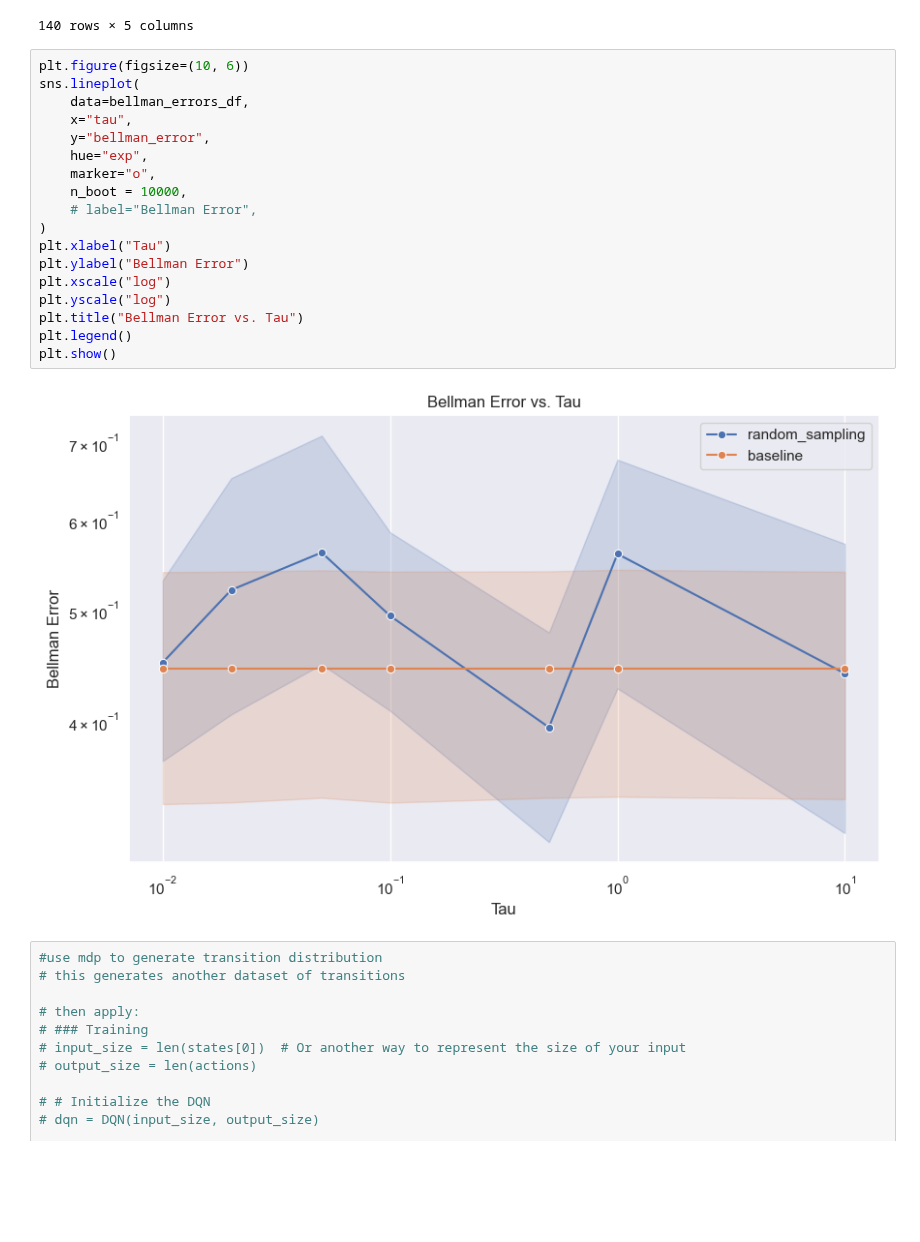
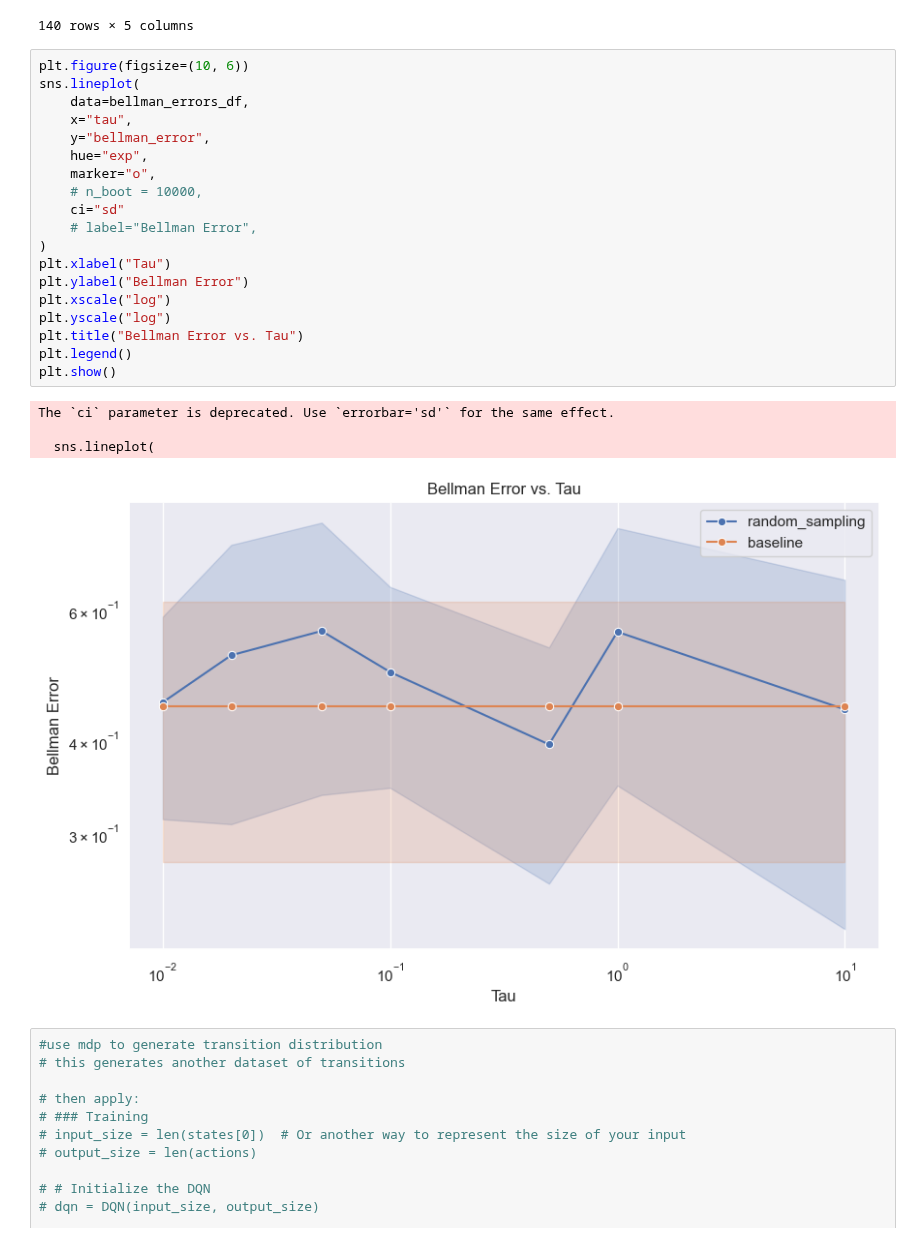
Before and after one commit to mariusdgm/phd-research, a Jupyter notebook: experiments/experiment_distributions/analyze_results_random_sampling.ipynb, the cells around one changed output. Drawn from its saved outputs; the diff is of its cells as text; blank space fills up the shorter version.

Commit message:
updated some plots

```diff
--- a/experiments/experiment_distributions/analyze_results_random_sampling.ipynb
+++ b/experiments/experiment_distributions/analyze_results_random_sampling.ipynb
@@ -233,23 +233,27 @@ bellman_errors_df
 # %%
 plt.figure(figsize=(10, 6))
 sns.lineplot(
     data=bellman_errors_df,
     x="tau",
     y="bellman_error",
     hue="exp",
     marker="o",
-    n_boot = 10000,
+    # n_boot = 10000,
+    ci="sd"
     # label="Bellman Error",
 )
 plt.xlabel("Tau")
 plt.ylabel("Bellman Error")
 plt.xscale("log")
 plt.yscale("log")
 plt.title("Bellman Error vs. Tau")
 plt.legend()
 plt.show()
 # %% [output]
+The `ci` parameter is deprecated. Use `errorbar='sd'` for the same effect.
+
+  sns.lineplot(
-[figure, old version]
+[figure, new version]
 # %%
 #use mdp to generate transition distribution
 # this generates another dataset of transitions
```
Also changed, not shown: parts of 1 cell of this notebook, 4 other files.
